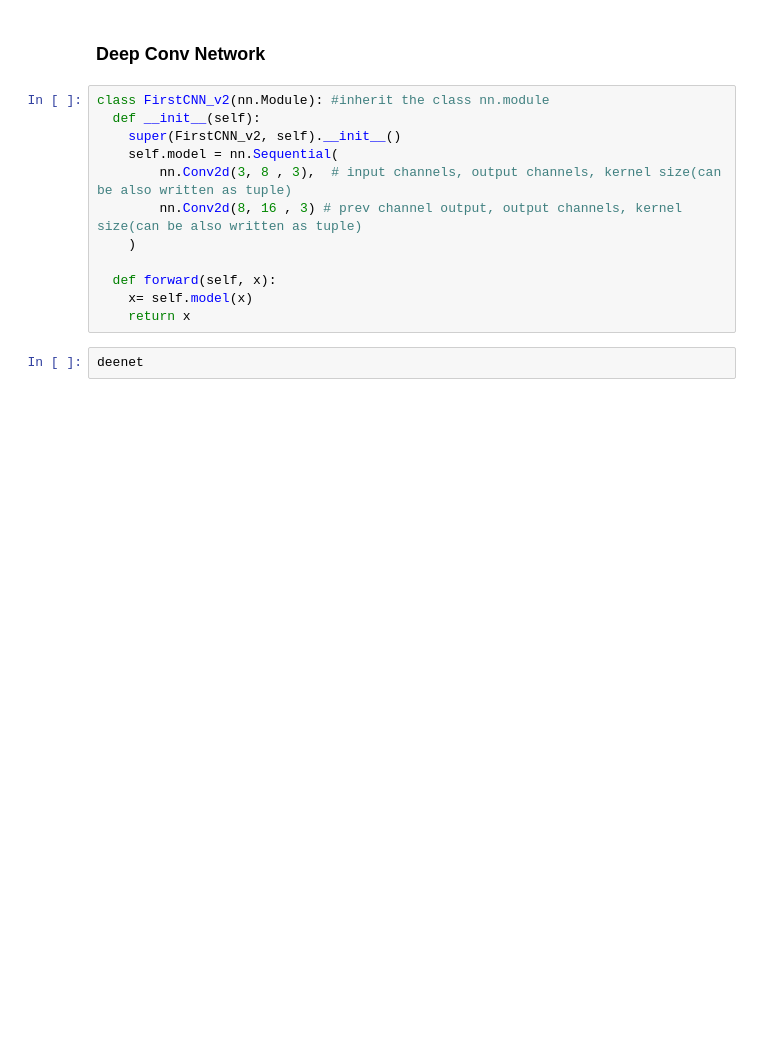
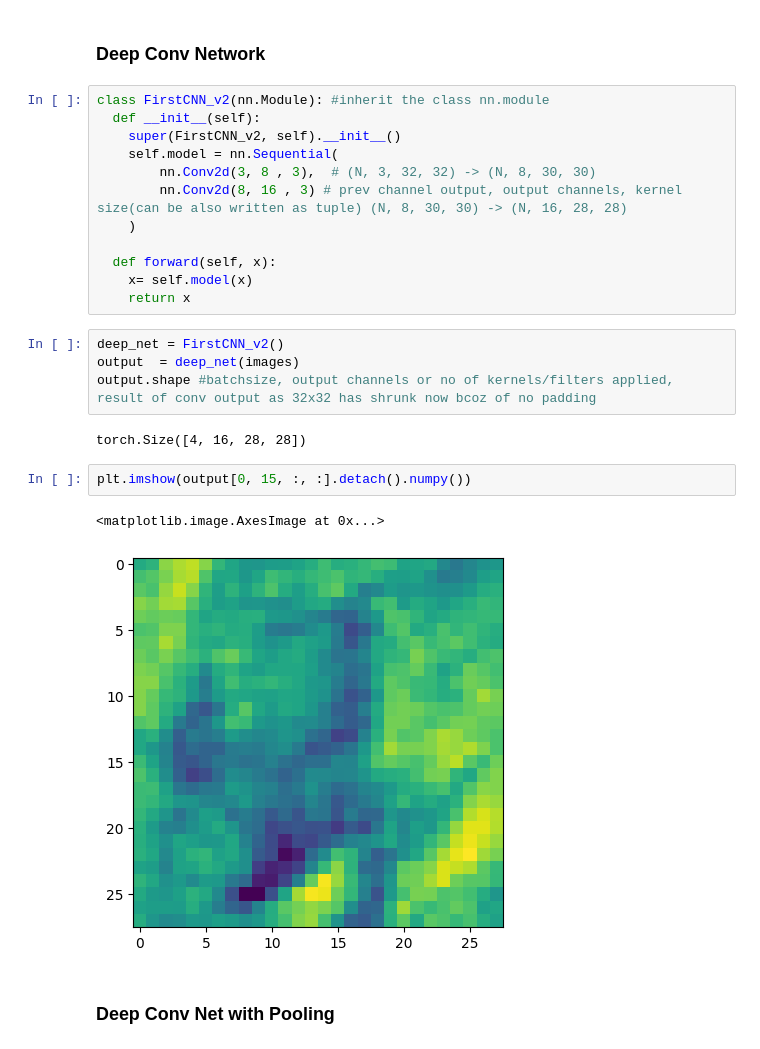
Before and after one commit to irohitraj/Computer-Vision, a Jupyter notebook: Pytorch/CNN_pytorch_basics.ipynb, the cells around one changed output. Cells and saved outputs as stored; diff of their text form; blank space fills up the shorter version.

```diff
--- a/Pytorch/CNN_pytorch_basics.ipynb
+++ b/Pytorch/CNN_pytorch_basics.ipynb
@@ -121,12 +123,23 @@ class FirstCNN_v2(nn.Module): #inherit the class nn.module
   def __init__(self):
     super(FirstCNN_v2, self).__init__()
     self.model = nn.Sequential(
-        nn.Conv2d(3, 8 , 3),  # input channels, output channels, kernel size(can be also written as tuple)
-        nn.Conv2d(8, 16 , 3) # prev channel output, output channels, kernel size(can be also written as tuple)
+        nn.Conv2d(3, 8 , 3),  # (N, 3, 32, 32) -> (N, 8, 30, 30)
+        nn.Conv2d(8, 16 , 3) # prev channel output, output channels, kernel size(can be also written as tuple) (N, 8, 30, 30) -> (N, 16, 28, 28)
     )
 
   def forward(self, x):
     x= self.model(x)
     return x
-# %%
-deenet
+# %%
+deep_net = FirstCNN_v2()
+output  = deep_net(images)
+output.shape #batchsize, output channels or no of kernels/filters applied, result of conv output as 32x32 has shrunk now bcoz of no padding
+# %% [output]
+torch.Size([4, 16, 28, 28])
+# %%
+plt.imshow(output[0, 15, :, :].detach().numpy())
+# %% [output]
+<matplotlib.image.AxesImage at 0x...>
+[figure, added]
+# %% [markdown]
+### Deep Conv Net with Pooling
```
Also changed, not shown: parts of 11 cells of this notebook.
